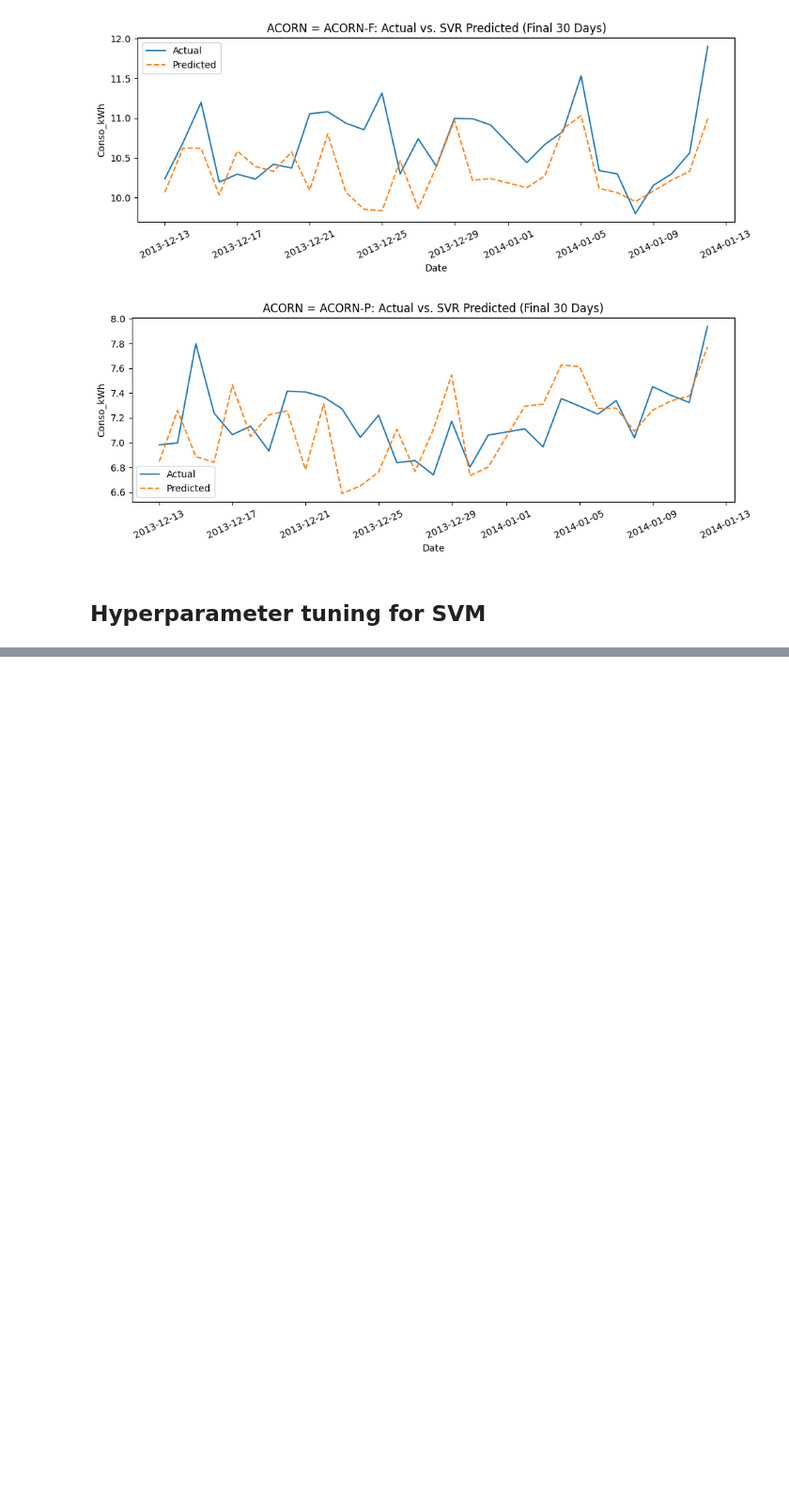
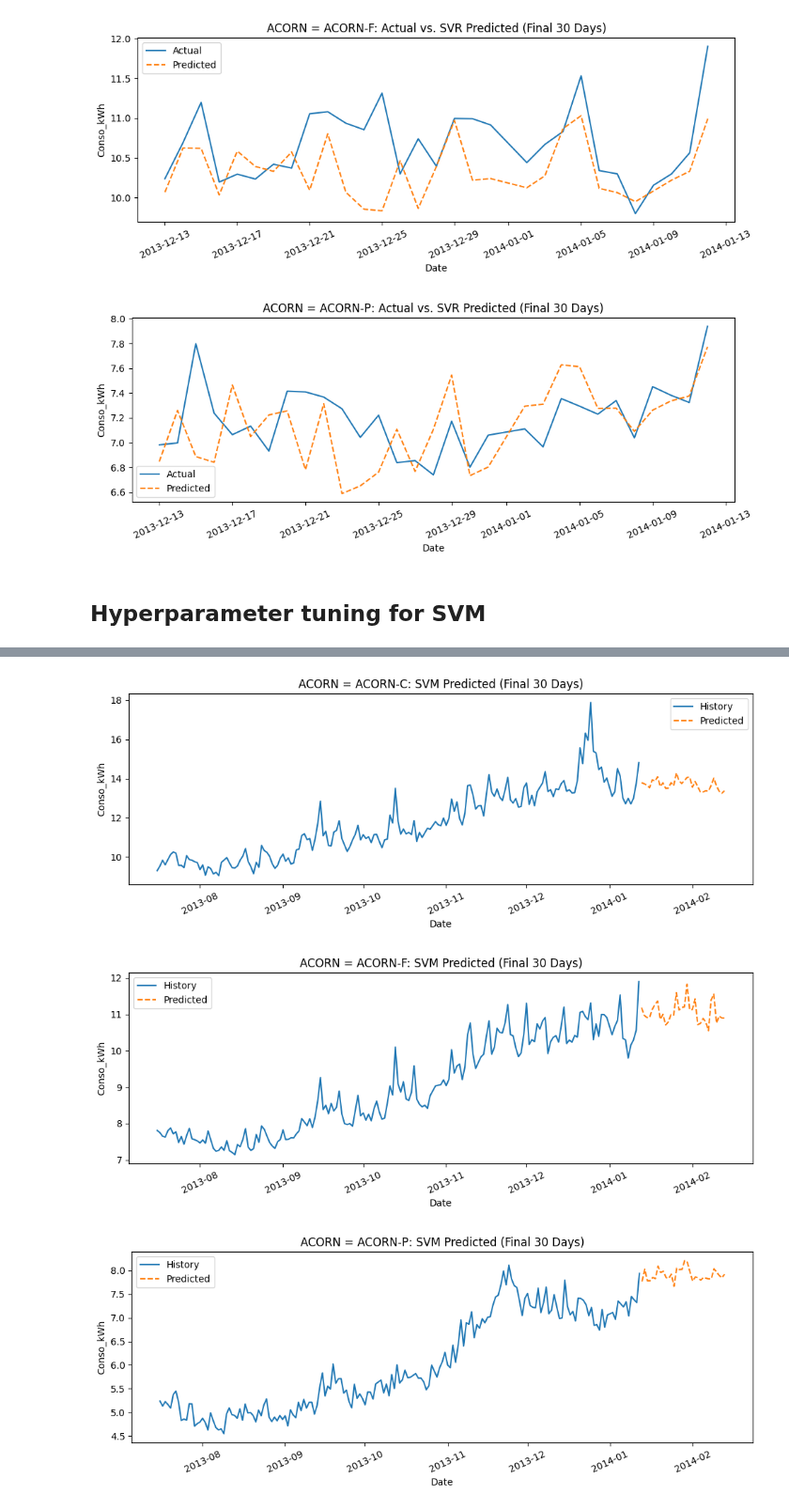
Before and after one commit to thiagonarcizo/Forecast-of-Electricity-Consumption, a Jupyter notebook: notebooks_alexsandro/04_modelisation_moyen_terme.ipynb, the cells around one changed output, grey strips where cells are left out. Shown at 94% size. Saved outputs shown, nothing was run; the diff lists cells and outputs as text; code cells hidden in the pictures; blank space fills up the shorter version.

```diff
--- a/notebooks_alexsandro/04_modelisation_moyen_terme.ipynb
+++ b/notebooks_alexsandro/04_modelisation_moyen_terme.ipynb
@@ -1074,0 +1124,26 @@ Test rows (30 × #ACORN): 90
+# %%
+for acorn_label, info in results_svr.items():
+    plt.figure(figsize=(10, 4))
+    df_last_6m = original_df[original_df['Acorn'] == acorn_label].sort_values(by='Date')
+    df_last_6m = df_last_6m[df_last_6m['Date'] >= (df_last_6m['Date'].max() - pd.Timedelta(days=180))]
+    plt.plot(df_last_6m["Date"],
+             df_last_6m["Conso_kWh"],
+             label="History")
+    plt.plot(
+        pred_cons[pred_cons.Acorn == acorn_label]["Date"],
+        pred_cons[pred_cons.Acorn == acorn_label]["Conso_kWh_predict"],
+        linestyle="--",
+        label="Predicted",
+        linewidth=1.5
+    )
+    plt.xlabel("Date")
+    plt.ylabel("Conso_kWh")
+    plt.title(f"ACORN = {acorn_label}: SVM Predicted (Final 30 Days)")
+    plt.legend()
+    plt.xticks(rotation=25)
+    plt.tight_layout()
+    plt.show()
+# %% [output]
+[figure, added]
+[figure, added]
+[figure, added]
```
Also changed, not shown: parts of 11 cells of this notebook, 3 other files.
